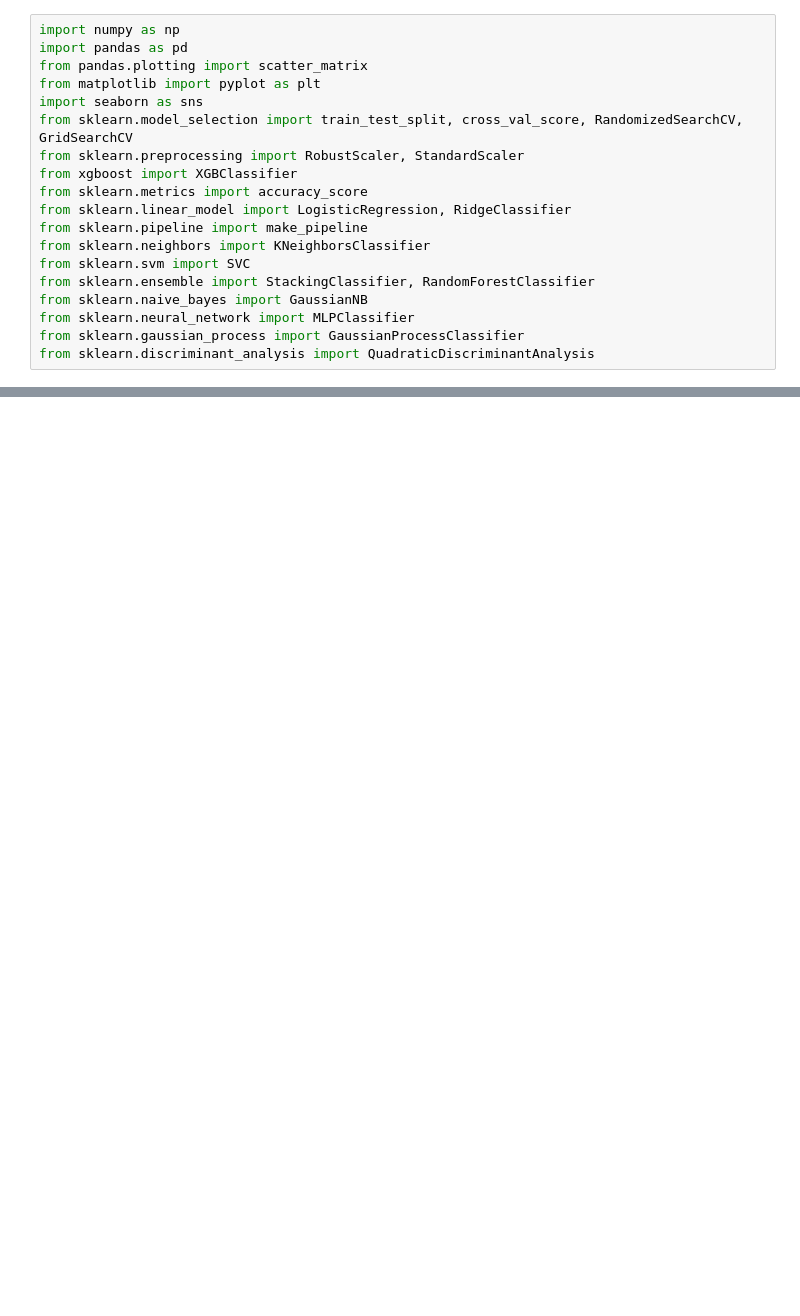
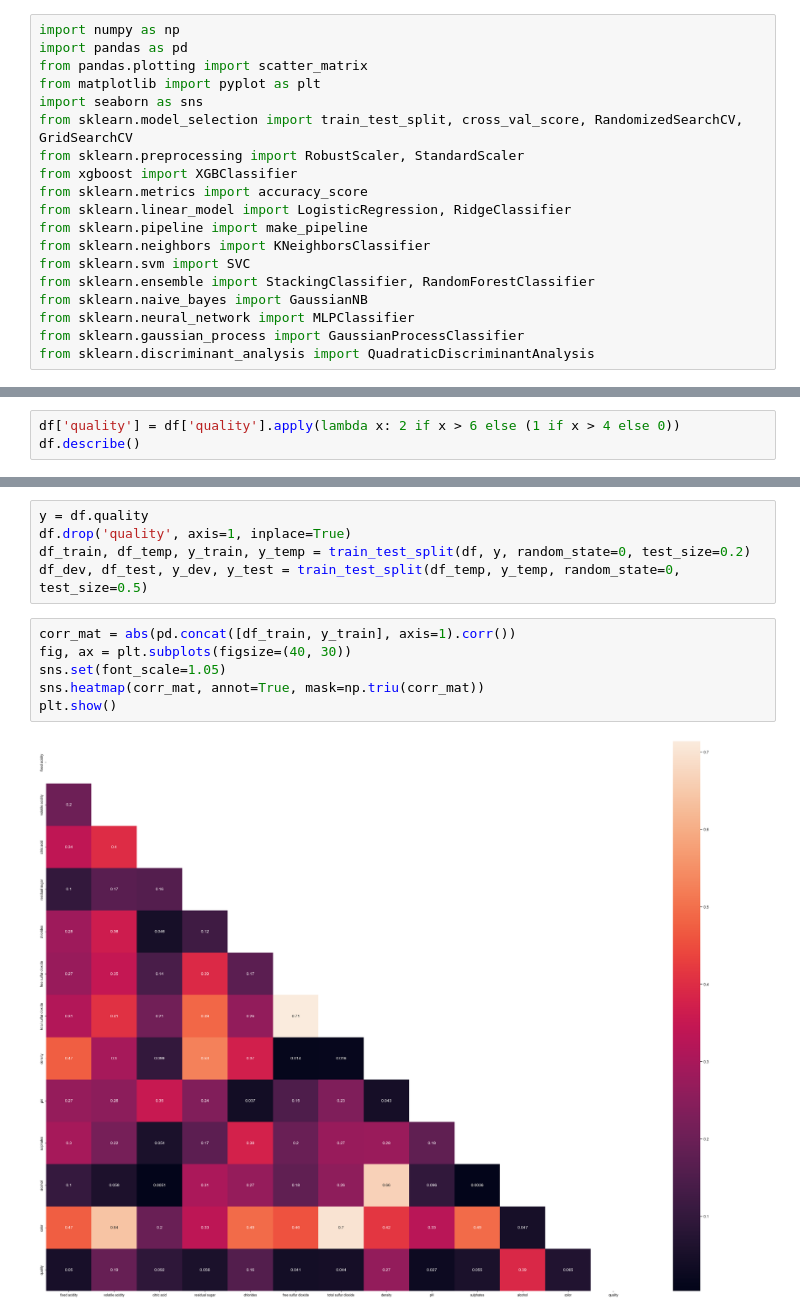
Before and after one commit to Fededasilva17/examencd3, a Jupyter notebook: notebook.ipynb, the cells around one changed output, grey strips where cells are left out. Cells and saved outputs as stored; diff of their text form; blank space fills up the shorter version.

```diff
--- a/notebook.ipynb
+++ b/notebook.ipynb
@@ -25,0 +148,3 @@ FileNotFoundError: [Errno 2] No such file or directory: 'winequality-red'
+# %%
+df['quality'] = df['quality'].apply(lambda x: 2 if x > 6 else (1 if x > 4 else 0))
+df.describe()
@@ -25,0 +161,13 @@ FileNotFoundError: [Errno 2] No such file or directory: 'winequality-red'
+# %%
+y = df.quality
+df.drop('quality', axis=1, inplace=True)
+df_train, df_temp, y_train, y_temp = train_test_split(df, y, random_state=0, test_size=0.2)
+df_dev, df_test, y_dev, y_test = train_test_split(df_temp, y_temp, random_state=0, test_size=0.5)
+# %%
+corr_mat = abs(pd.concat([df_train, y_train], axis=1).corr())
+fig, ax = plt.subplots(figsize=(40, 30))
+sns.set(font_scale=1.05)
+sns.heatmap(corr_mat, annot=True, mask=np.triu(corr_mat))
+plt.show()
+# %% [output]
+[figure, added]
```
Also changed, not shown: parts of 17 cells of this notebook.
